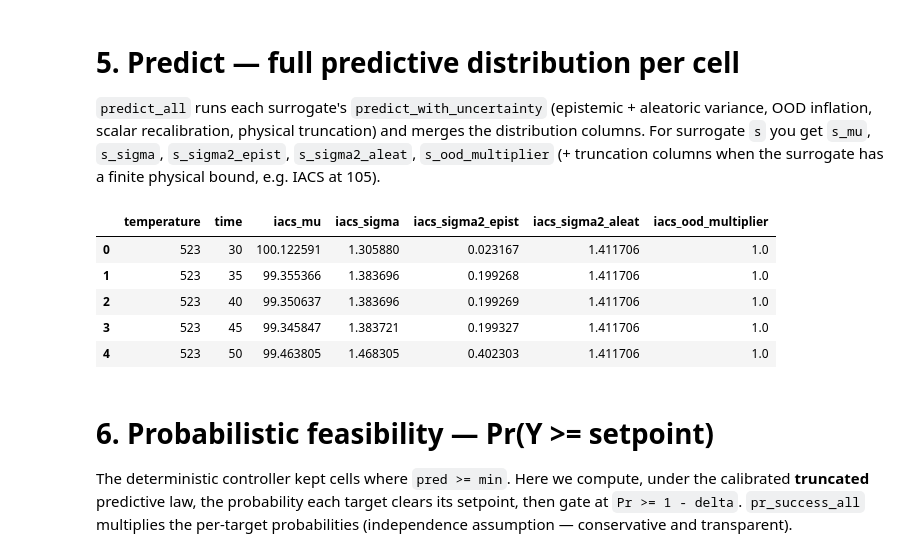
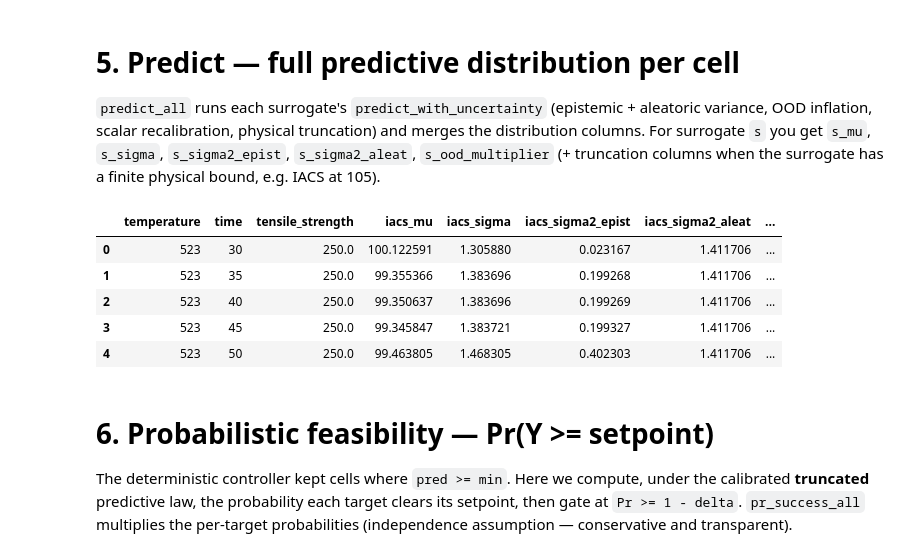
Before and after one commit to FelipeMFO-RM/uncertainty-aware-predictors, a Jupyter notebook: notebooks/experiments/mbc_annealing_uncertainty.ipynb, the cells around one changed output. Cells and saved outputs as stored; diff of their text form; code cells hidden in the pictures.

```diff
--- a/notebooks/experiments/mbc_annealing_uncertainty.ipynb
+++ b/notebooks/experiments/mbc_annealing_uncertainty.ipynb
@@ -157,16 +198,16 @@ the surrogate has a finite physical bound, e.g. IACS at 105).
 # %%
 df_pred = mbc.predict_all(down_bundles, df_grid, ood_gamma=1.0)
 
 dist_cols = [c for c in df_pred.columns
-             if any(c.startswith(p) for p in ("iacs_", "uts_"))]
+             if any(c.startswith(p) for p in ("iacs_", "tensile_"))]
 df_pred[["temperature", "time"] + dist_cols].head()
 # %% [output]
-|  | temperature | time | iacs_mu | iacs_sigma | iacs_sigma2_epist | iacs_sigma2_aleat | iacs_ood_multiplier |
-| 0 | 523 | 30 | 100.122591 | 1.305880 | 0.023167 | 1.411706 | 1.0 |
-| 1 | 523 | 35 | 99.355366 | 1.383696 | 0.199268 | 1.411706 | 1.0 |
-| 2 | 523 | 40 | 99.350637 | 1.383696 | 0.199269 | 1.411706 | 1.0 |
-| 3 | 523 | 45 | 99.345847 | 1.383721 | 0.199327 | 1.411706 | 1.0 |
-| 4 | 523 | 50 | 99.463805 | 1.468305 | 0.402303 | 1.411706 | 1.0 |
+|  | temperature | time | tensile_strength | iacs_mu | iacs_sigma | iacs_sigma2_epist | iacs_sigma2_aleat | ... |
+| 0 | 523 | 30 | 250.0 | 100.122591 | 1.305880 | 0.023167 | 1.411706 | ... |
+| 1 | 523 | 35 | 250.0 | 99.355366 | 1.383696 | 0.199268 | 1.411706 | ... |
+| 2 | 523 | 40 | 250.0 | 99.350637 | 1.383696 | 0.199269 | 1.411706 | ... |
+| 3 | 523 | 45 | 250.0 | 99.345847 | 1.383721 | 0.199327 | 1.411706 | ... |
+| 4 | 523 | 50 | 250.0 | 99.463805 | 1.468305 | 0.402303 | 1.411706 | ... |
 # %% [markdown]
 # 6. Probabilistic feasibility — Pr(Y >= setpoint)
 
```
Also changed, not shown: parts of 5 cells of this notebook, 12 other files.
